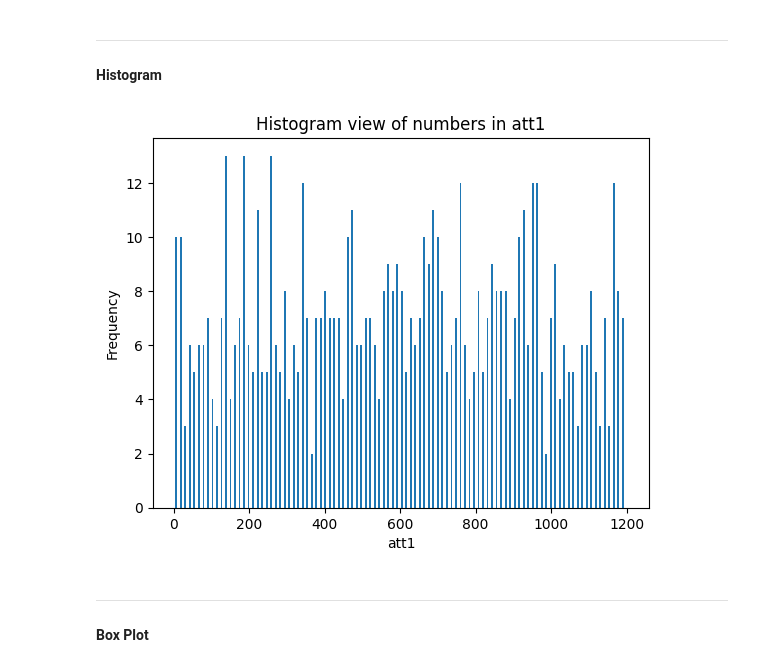
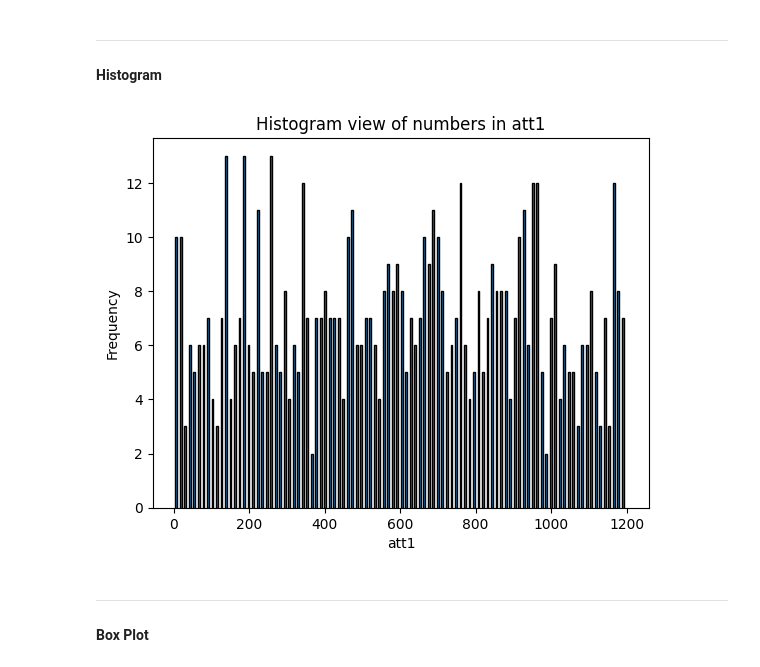
Before and after one commit to AdityaHegde712/ML-Lab, a Jupyter notebook: Lab2/21WU0101053_Aditya_Hegde_MLlab2.ipynb, the cells around one changed output. Drawn from its saved outputs; the diff is of its cells as text; code cells hidden in the pictures.

```diff
--- a/Lab2/21WU0101053_Aditya_Hegde_MLlab2.ipynb
+++ b/Lab2/21WU0101053_Aditya_Hegde_MLlab2.ipynb
@@ -80,13 +81,13 @@ dtype: int64
 -------------------------------------------------------------
 #### Histogram
 # %%
-x, y, _ = plt.hist(synthetic_df['A'], bins=100, width=5)
+x, y, _ = plt.hist(synthetic_df['A'], bins=100, width=5, edgecolor='k')
 plt.title("Histogram view of numbers in att1")
 plt.xlabel('att1')
 plt.ylabel('Frequency')
 plt.show()
 # %% [output]
-[figure, old version]
+[figure, new version]
 # %% [markdown]
 -------------------------------------------------------------
 #### Box Plot
```
Also changed, not shown: parts of 13 cells of this notebook, 1 other file.
